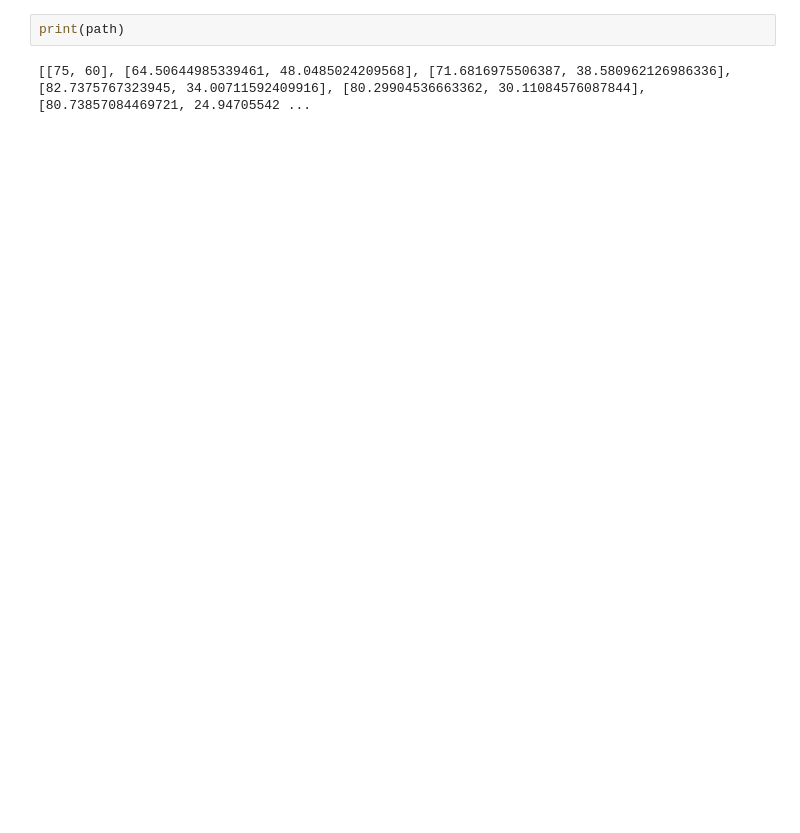
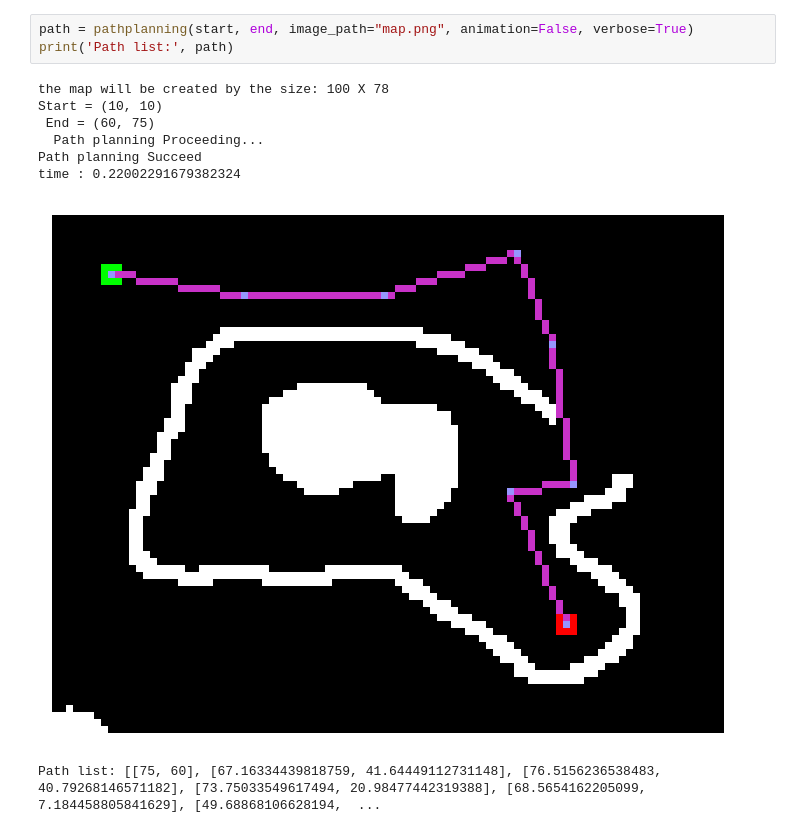
Before and after one commit to SeunghyunLim/path_planning_tutorials, a Jupyter notebook: tutorials/rrt.ipynb, the cells around one changed output. Saved outputs shown, nothing was run; the diff lists cells and outputs as text; blank space fills up the shorter version.

```diff
--- a/tutorials/rrt.ipynb
+++ b/tutorials/rrt.ipynb
@@ -328,4 +326,12 @@ time : 4.231278657913208
-# %%
-print(path)
-# %% [output]
-[[75, 60], [64.50644985339461, 48.0485024209568], [71.6816975506387, 38.580962126986336], [82.7375767323945, 34.00711592409916], [80.29904536663362, 30.11084576087844], [80.73857084469721, 24.94705542 ...
+# %%
+path = pathplanning(start, end, image_path="map.png", animation=False, verbose=True)
+print('Path list:', path)
+# %% [output]
+the map will be created by the size: 100 X 78
+Start = (10, 10)
+ End = (60, 75)
+  Path planning Proceeding...
+Path planning Succeed
+time : 0.22002291679382324
+[figure, added]
+Path list: [[75, 60], [67.16334439818759, 41.64449112731148], [76.5156236538483, 40.79268146571182], [73.75033549617494, 20.98477442319388], [68.5654162205099, 7.184458805841629], [49.68868106628194,  ...
```
Also changed, not shown: parts of 5 cells of this notebook, 1 other file.
